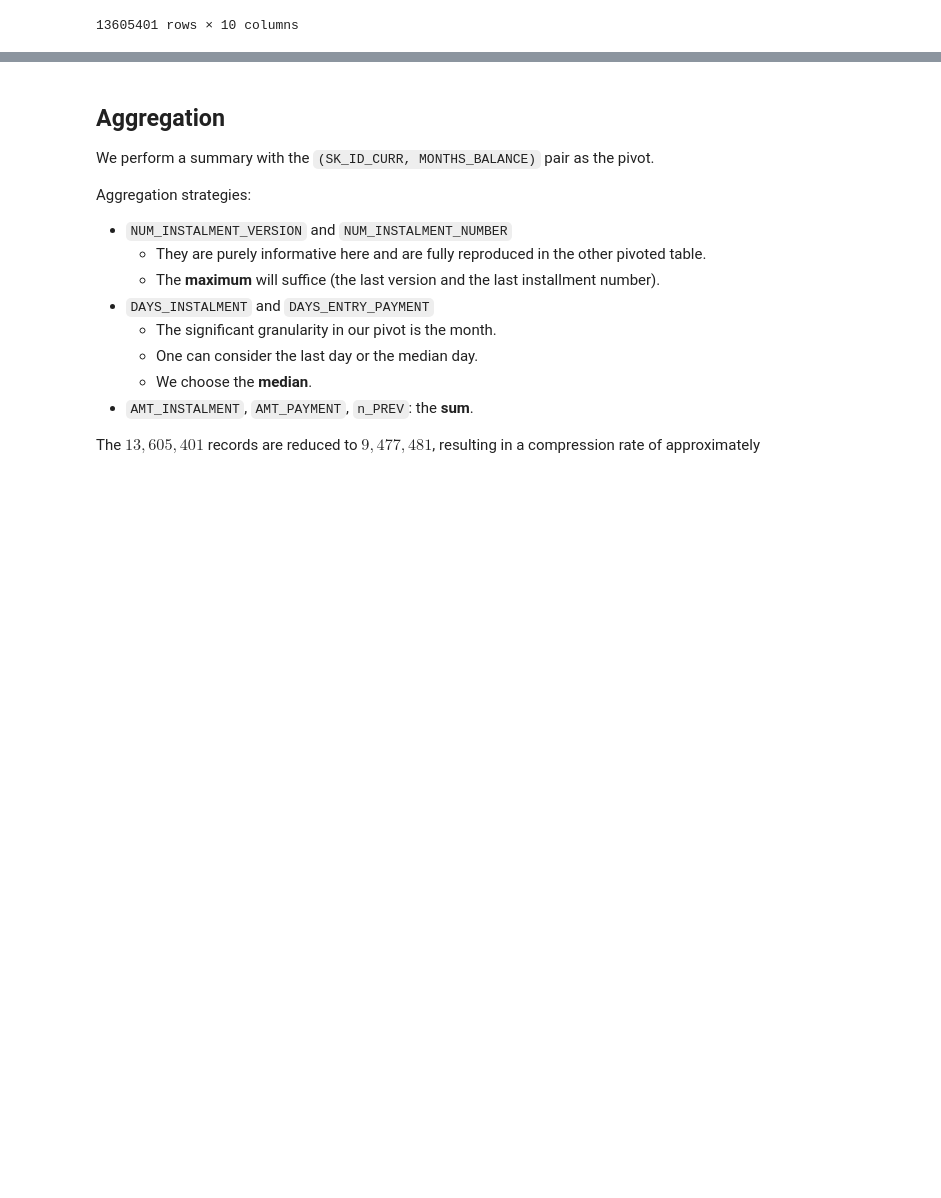
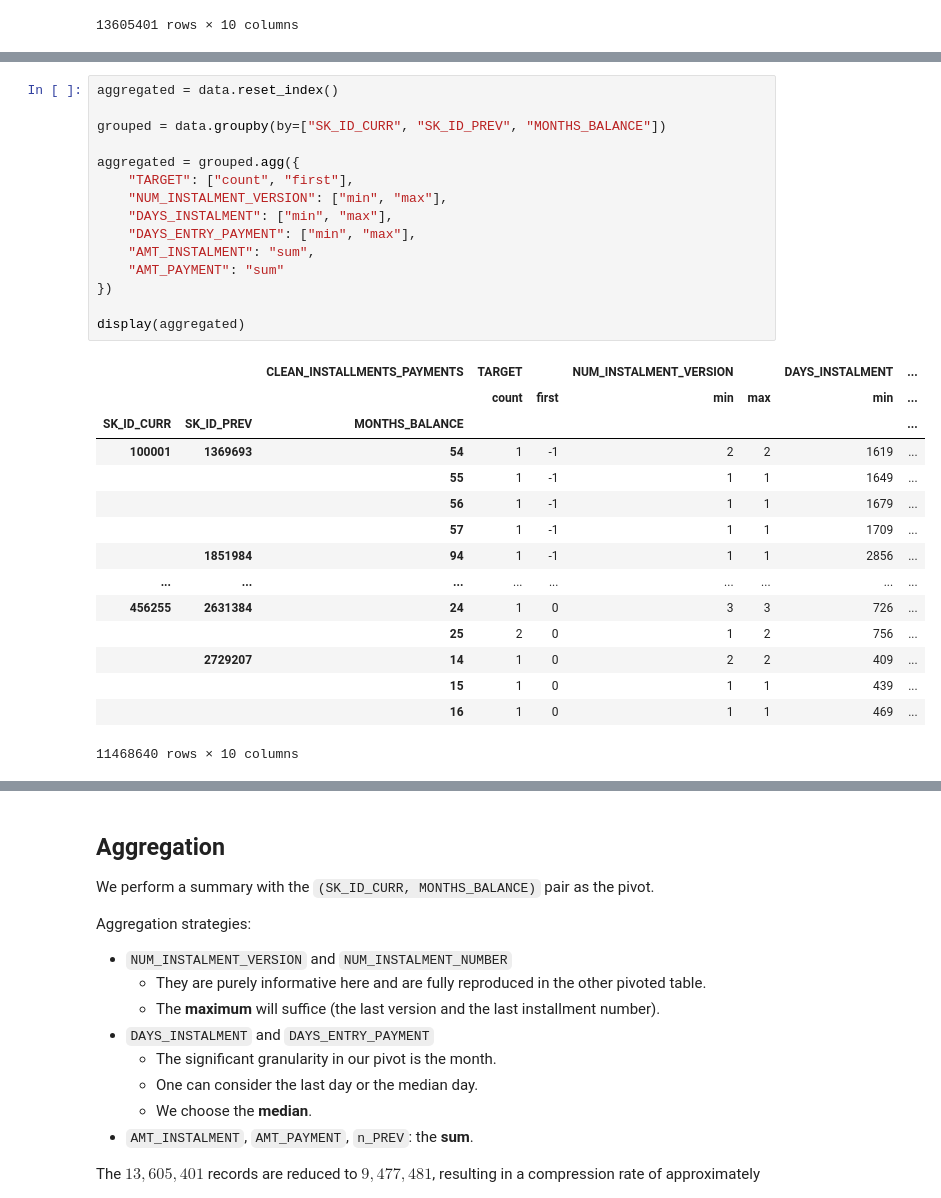
Before and after one commit to Franck-PepperLabs/pepper_credit_scoring_tool, a Jupyter notebook: notebooks/feature_engineering/merge/grouped_installments_payments.ipynb, the cells around one changed output, grey strips where cells are left out. Cells and saved outputs as stored; diff of their text form; blank space fills up the shorter version.

```diff
--- a/notebooks/feature_engineering/merge/grouped_installments_payments.ipynb
+++ b/notebooks/feature_engineering/merge/grouped_installments_payments.ipynb
@@ -40,0 +382,31 @@ number of samples: 13 605 401
+# %%
+aggregated = data.reset_index()
+
+grouped = data.groupby(by=["SK_ID_CURR", "SK_ID_PREV", "MONTHS_BALANCE"])
+
+aggregated = grouped.agg({
+    "TARGET": ["count", "first"],
+    "NUM_INSTALMENT_VERSION": ["min", "max"],
+    "DAYS_INSTALMENT": ["min", "max"],
+    "DAYS_ENTRY_PAYMENT": ["min", "max"],
+    "AMT_INSTALMENT": "sum",
+    "AMT_PAYMENT": "sum"
+})
+
+display(aggregated)
+# %% [output]
+|  |  | CLEAN_INSTALLMENTS_PAYMENTS | TARGET |  | NUM_INSTALMENT_VERSION |  | DAYS_INSTALMENT | ... |
+|  |  |  | count | first | min | max | min | ... |
+| SK_ID_CURR | SK_ID_PREV | MONTHS_BALANCE |  |  |  |  |  | ... |
+| 100001 | 1369693 | 54 | 1 | -1 | 2 | 2 | 1619 | ... |
+|  |  | 55 | 1 | -1 | 1 | 1 | 1649 | ... |
+|  |  | 56 | 1 | -1 | 1 | 1 | 1679 | ... |
+|  |  | 57 | 1 | -1 | 1 | 1 | 1709 | ... |
+|  | 1851984 | 94 | 1 | -1 | 1 | 1 | 2856 | ... |
+| ... | ... | ... | ... | ... | ... | ... | ... | ... |
+| 456255 | 2631384 | 24 | 1 | 0 | 3 | 3 | 726 | ... |
+|  |  | 25 | 2 | 0 | 1 | 2 | 756 | ... |
+|  | 2729207 | 14 | 1 | 0 | 2 | 2 | 409 | ... |
+|  |  | 15 | 1 | 0 | 1 | 1 | 439 | ... |
+|  |  | 16 | 1 | 0 | 1 | 1 | 469 | ... |
+11468640 rows × 10 columns
```
Also changed, not shown: parts of 36 cells of this notebook, 18 other files.
